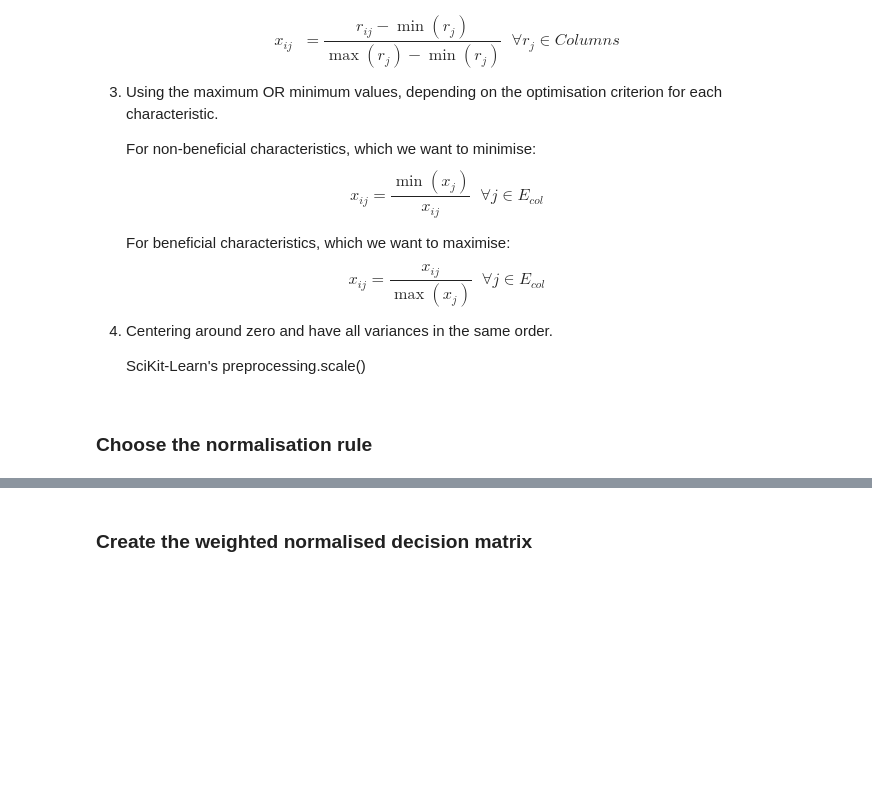
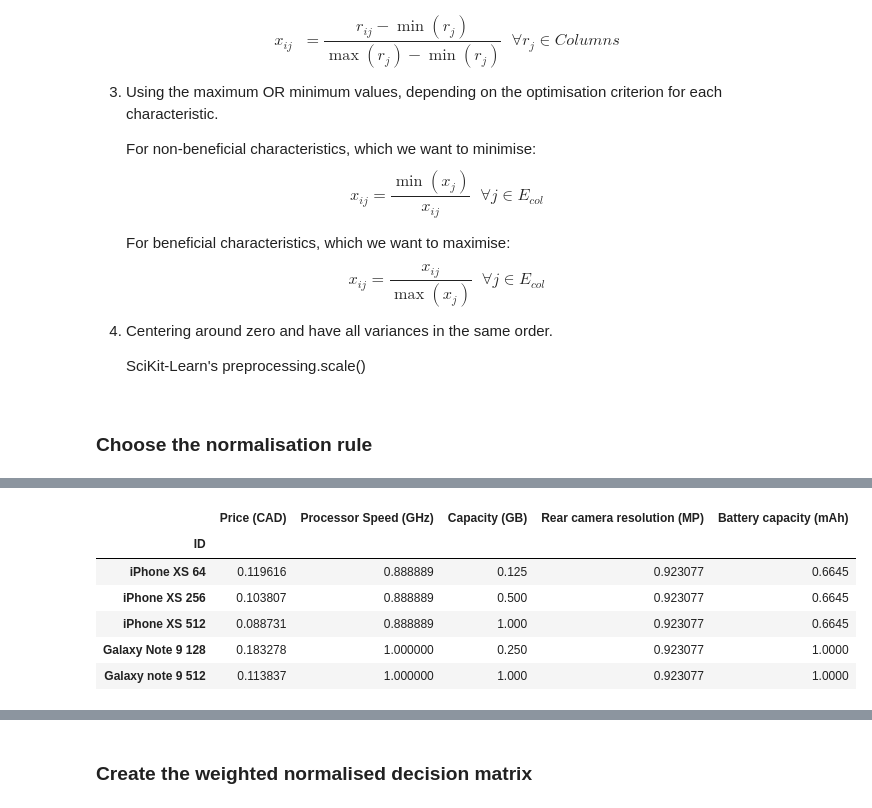
Before and after one commit to gmagannaDevelop/Electre, a Jupyter notebook: ELECTRE.ipynb, the cells around one changed output, grey strips where cells are left out. Drawn from its saved outputs; the diff is of its cells as text; code cells hidden in the pictures; blank space fills up the shorter version.

```diff
--- a/ELECTRE.ipynb
+++ b/ELECTRE.ipynb
@@ -182,0 +190,11 @@ for i, column in enumerate(n_table.columns):
+# %%
+n_table = normalize_matrix(table, normalisation_rule=3)
+n_table.head()
+# %% [output]
+|  | Price (CAD) | Processor Speed (GHz) | Capacity (GB) | Rear camera resolution (MP) | Battery capacity (mAh) |
+| ID |  |  |  |  |  |
+| iPhone XS 64 | 0.119616 | 0.888889 | 0.125 | 0.923077 | 0.6645 |
+| iPhone XS 256 | 0.103807 | 0.888889 | 0.500 | 0.923077 | 0.6645 |
+| iPhone XS 512 | 0.088731 | 0.888889 | 1.000 | 0.923077 | 0.6645 |
+| Galaxy Note 9 128 | 0.183278 | 1.000000 | 0.250 | 0.923077 | 1.0000 |
+| Galaxy note 9 512 | 0.113837 | 1.000000 | 1.000 | 0.923077 | 1.0000 |
```
Also changed, not shown: parts of 5 cells of this notebook, 1 other file.
